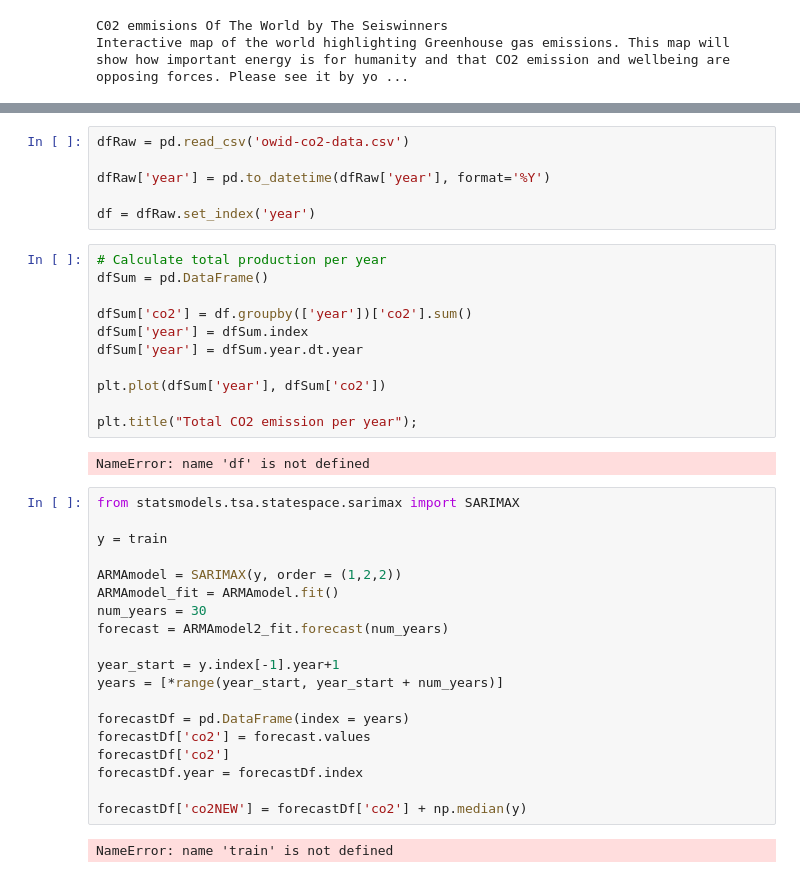
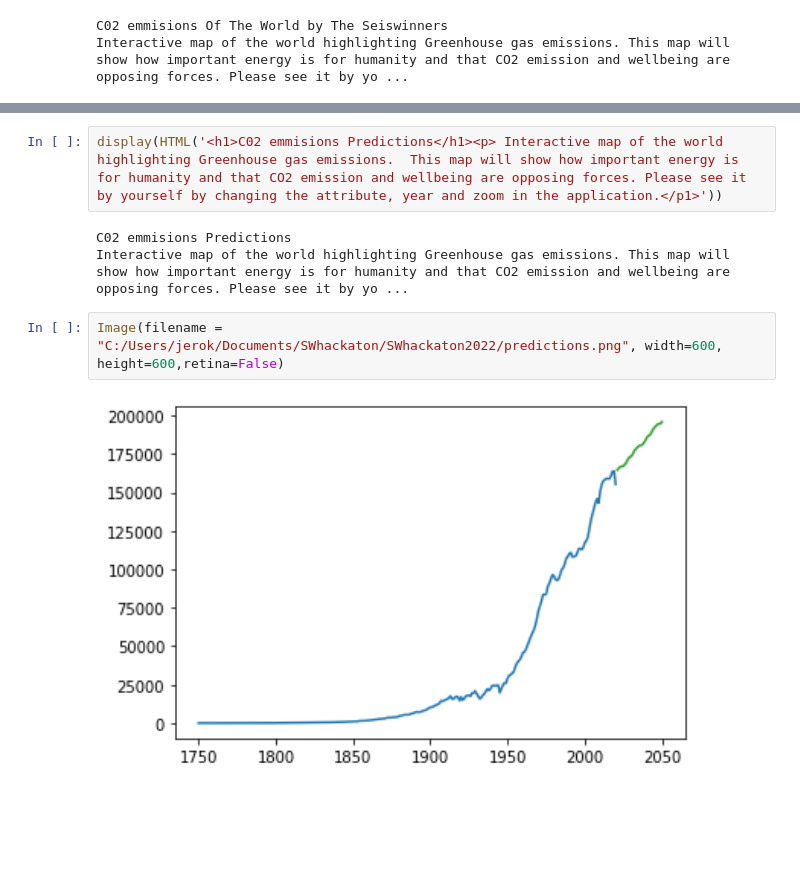
Before and after one commit to jrojas12/SWhackaton2022, a Jupyter notebook: mapping_co2_jesus.ipynb, the cells around one changed output, grey strips where cells are left out. Cells and saved outputs as stored; diff of their text form; blank space fills up the shorter version.

```diff
--- a/mapping_co2_jesus.ipynb
+++ b/mapping_co2_jesus.ipynb
@@ -86,42 +86,11 @@ interact(heatMap, attribute=list_attributes, year=(1980,2020,1),zoom=(1.5,4.5,0.
 interactive(children=(Dropdown(description='attribute', options=('co2', 'co2_per_capita', 'trade_co2', 'cement…
 <function __main__.heatMap(attribute, year, zoom)>
 # %%
-dfRaw = pd.read_csv('owid-co2-data.csv')
-
-dfRaw['year'] = pd.to_datetime(dfRaw['year'], format='%Y')
-
-df = dfRaw.set_index('year')
+display(HTML('<h1>C02 emmisions Predictions</h1><p> Interactive map of the world highlighting Greenhouse gas emissions.  This map will show how important energy is for humanity and that CO2 emission and wellbeing are opposing forces. Please see it by yourself by changing the attribute, year and zoom in the application.</p1>'))
+# %% [output]
+C02 emmisions Predictions
+Interactive map of the world highlighting Greenhouse gas emissions. This map will show how important energy is for humanity and that CO2 emission and wellbeing are opposing forces. Please see it by yo ...
 # %%
-# Calculate total production per year
-dfSum = pd.DataFrame()
-
-dfSum['co2'] = df.groupby(['year'])['co2'].sum()
-dfSum['year'] = dfSum.index
-dfSum['year'] = dfSum.year.dt.year
-
-plt.plot(dfSum['year'], dfSum['co2'])
-
-plt.title("Total CO2 emission per year");
+Image(filename = "C:/Users/jerok/Documents/SWhackaton/SWhackaton2022/predictions.png", width=600, height=600,retina=False)
 # %% [output]
-NameError: name 'df' is not defined
+[figure, added]
-# %%
-from statsmodels.tsa.statespace.sarimax import SARIMAX
-
-y = train
-
-ARMAmodel = SARIMAX(y, order = (1,2,2))
-ARMAmodel_fit = ARMAmodel.fit()
-num_years = 30
-forecast = ARMAmodel2_fit.forecast(num_years)
-
-year_start = y.index[-1].year+1
-years = [*range(year_start, year_start + num_years)]
-
-forecastDf = pd.DataFrame(index = years)
-forecastDf['co2'] = forecast.values
-forecastDf['co2']
-forecastDf.year = forecastDf.index
-
-forecastDf['co2NEW'] = forecastDf['co2'] + np.median(y)
-# %% [output]
-NameError: name 'train' is not defined
```
Also changed, not shown: parts of 1 cell of this notebook, 1 other file.
